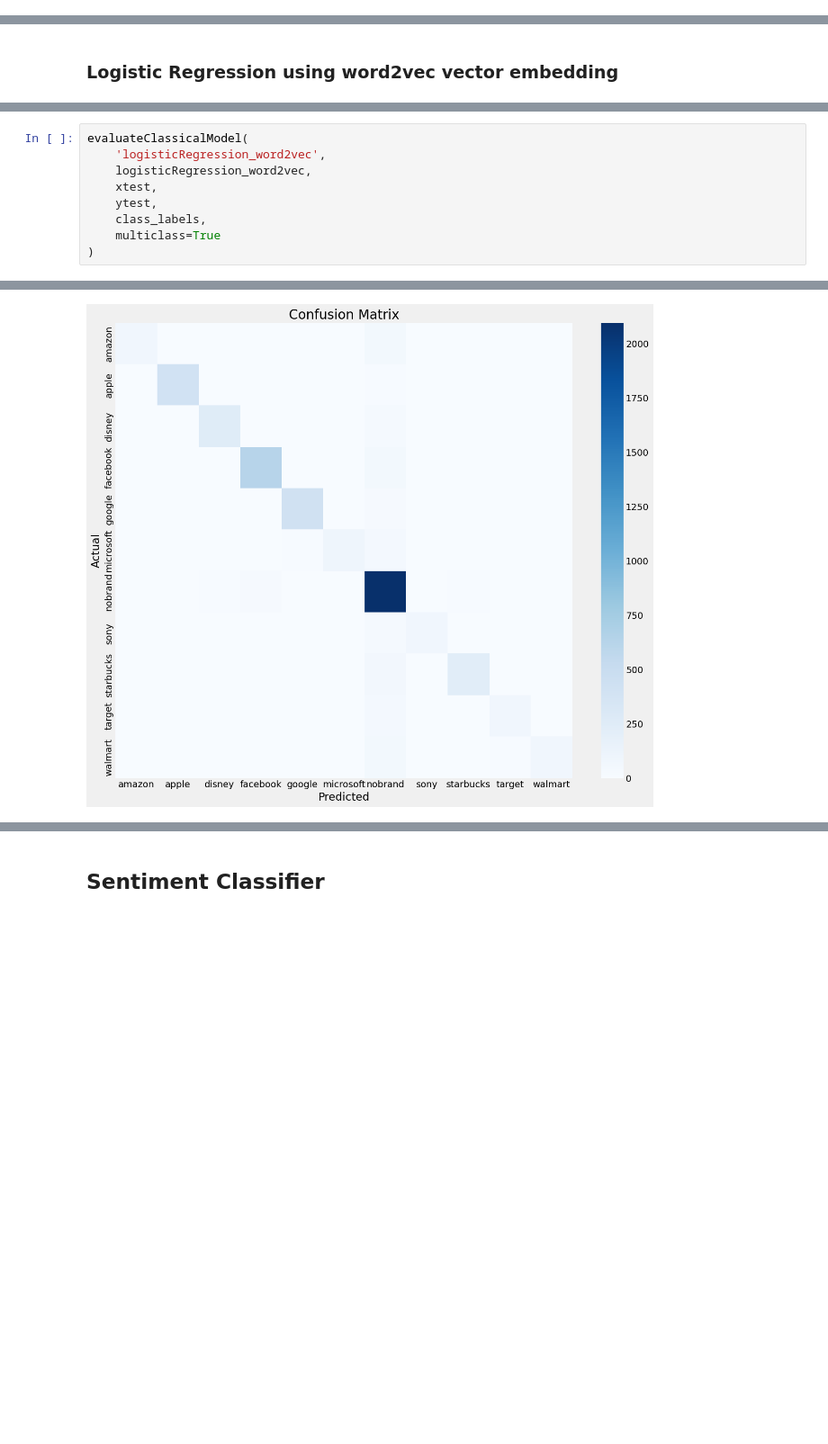
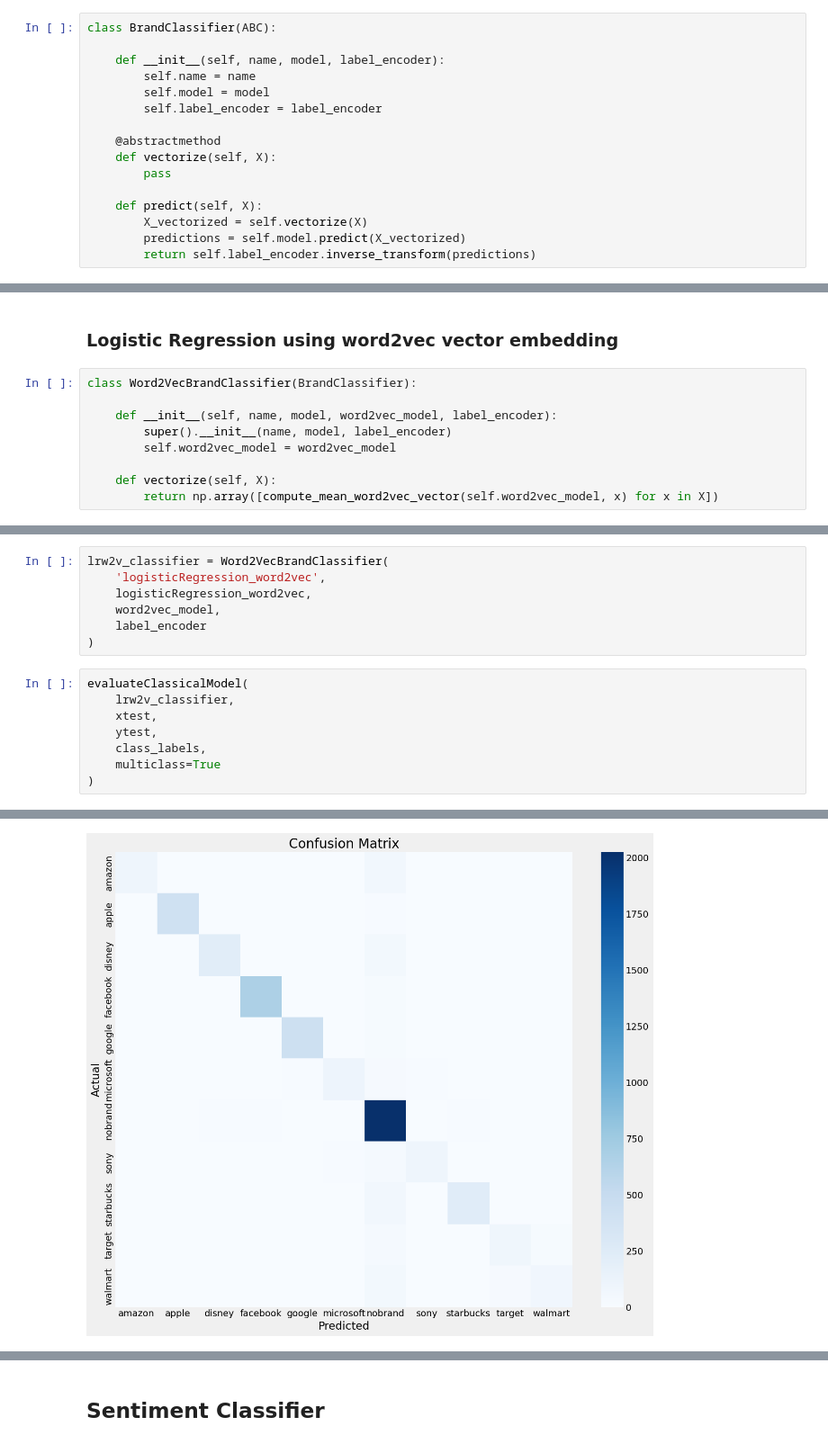
Before and after one commit to subsystem3/project, a Jupyter notebook: project.ipynb, the cells around one changed output, grey strips where cells are left out. Shown at 90% size. Cells and saved outputs as stored; diff of their text form; blank space fills up the shorter version.

Commit message:
Refactoring into objects for brand classifier, sentiment classifier, and brand sentiment analyzer

```diff
--- a/project.ipynb
+++ b/project.ipynb
@@ -1736,2 +1737,18 @@ def evaluateClassicalModel(model_name, model, xtest, ytest, class_labels, avg="m
 # %% [markdown]
 ## Brand Classifer
+# %%
+class BrandClassifier(ABC):
+
+    def __init__(self, name, model, label_encoder):
+        self.name = name
+        self.model = model
+        self.label_encoder = label_encoder
+
+    @abstractmethod
+    def vectorize(self, X):
+        pass
+
+    def predict(self, X):
+        X_vectorized = self.vectorize(X)
+        predictions = self.model.predict(X_vectorized)
+        return self.label_encoder.inverse_transform(predictions)
@@ -1894,6 +1928,15 @@ Run summary:
 ... (3 outputs left out)
 # %% [markdown]
 ### Logistic Regression using word2vec vector embedding ###
+# %%
+class Word2VecBrandClassifier(BrandClassifier):
+
+    def __init__(self, name, model, word2vec_model, label_encoder):
+        super().__init__(name, model, label_encoder)
+        self.word2vec_model = word2vec_model
+
+    def vectorize(self, X):
+        return np.array([compute_mean_word2vec_vector(self.word2vec_model, x) for x in X])
 # %%
 brands_df_processed = brands_df.copy()
 brands_df_processed = apply_preprocessing(brands_df_processed)
@@ -1944,8 +1987,14 @@ preprocessing training data...2.26 seconds
 LogisticRegression(max_iter=1000)
+# %%
+lrw2v_classifier = Word2VecBrandClassifier(
+    'logisticRegression_word2vec',
+    logisticRegression_word2vec,
+    word2vec_model,
+    label_encoder
+)
 # %%
 evaluateClassicalModel(
-    'logisticRegression_word2vec',
-    logisticRegression_word2vec,
+    lrw2v_classifier,
     xtest,
     ytest,
     class_labels,
@@ -1977,4 +2026,4 @@ Metrics obtained using macro average
-[figure, old version]
+[figure, new version]
 Waiting for W&B process to finish... (success).
 Run history:
 | accuracy | ▁ |
```
Also changed, not shown: parts of 23 cells of this notebook.
